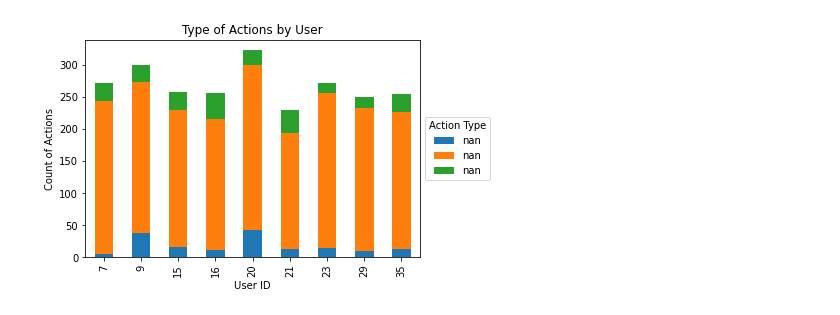
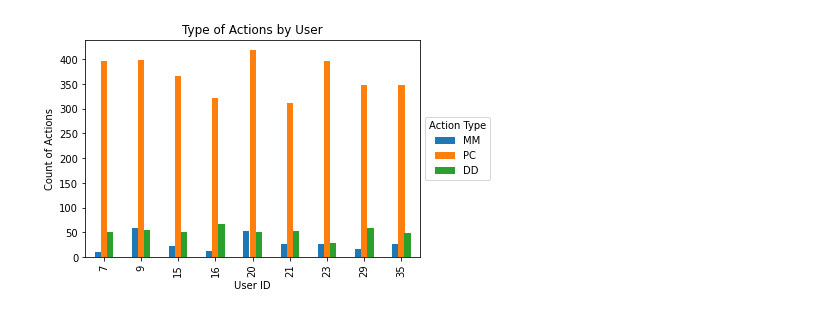
Before and after one commit to killzone10/mouse_dynamics, a Jupyter notebook: main.ipynb, the cells around one changed output. Drawn from its saved outputs; the diff is of its cells as text; code cells hidden in the pictures.

```diff
--- a/main.ipynb
+++ b/main.ipynb
@@ -7,5 +9,8 @@ import matplotlib.pyplot as plt
 # %%
 users = [7,9,15,16,20,21,23,29,35]
 # %%
-reader = DataReader(BALABIT, users, False, limit = 300)
+reader = DataReader(BALABIT, users, False, limit = 500)
 reader.processData(legality = False)
+fileName = reader.getFile().name
+df = pd.read_csv(fileName)
+df
@@ -196,14 +69,15 @@ for user in users:
 # %%
 action_legend = {1: "MM", 3: "PC", 4: "DD"}
+action_counts = df.groupby(['userid', 'type_of_action']).size().unstack(fill_value=0)
 
 # Map the action types to their corresponding labels
 action_counts.columns = action_counts.columns.map(action_legend)
 
-action_counts.plot(kind='bar', stacked= False)
+action_counts.plot(kind='bar', stacked = False)
 plt.title('Type of Actions by User')
 plt.xlabel('User ID')
 plt.ylabel('Count of Actions')
 plt.legend(title='Action Type', loc='center left', bbox_to_anchor=(1.0, 0.5))
 plt.show()
 # %% [output]
-[figure, old version]
+[figure, new version]
```
Also changed, not shown: parts of 26 cells of this notebook, 5 other files.
